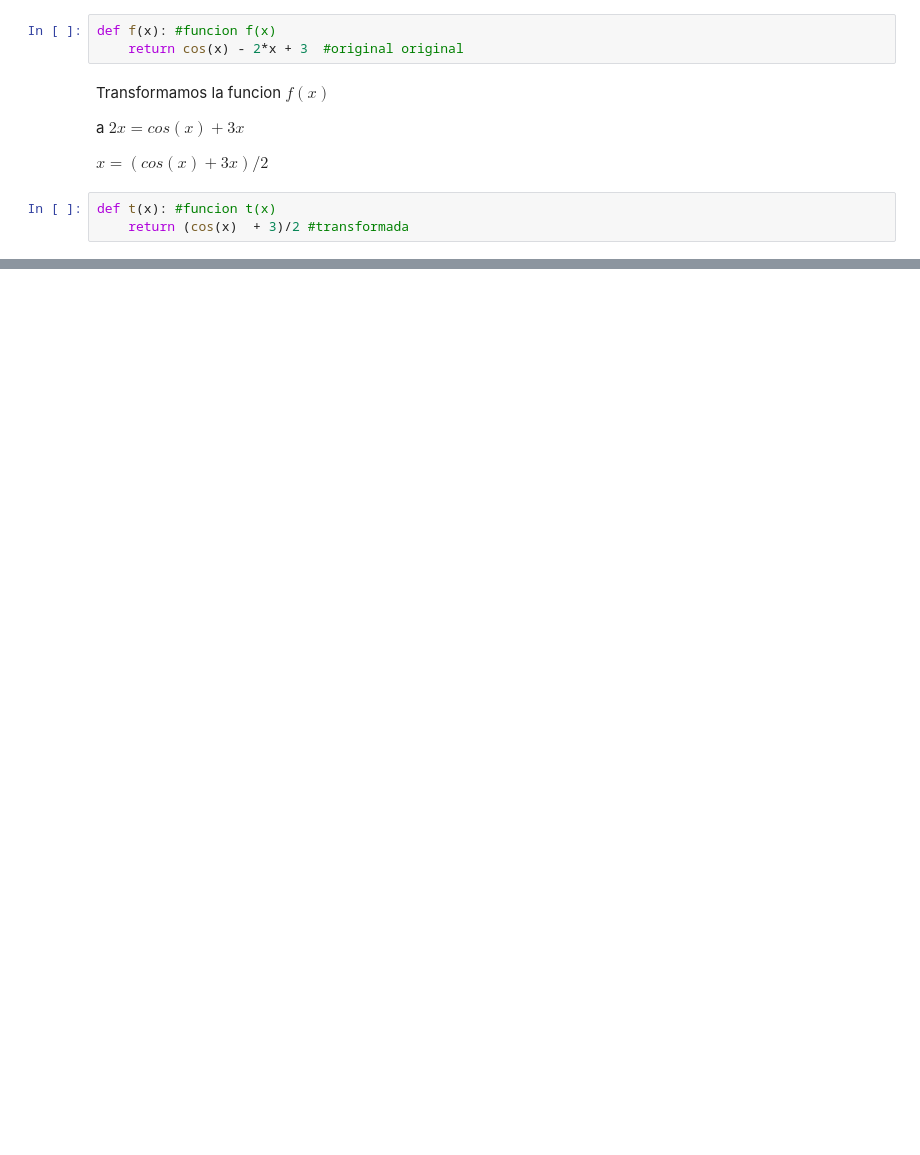
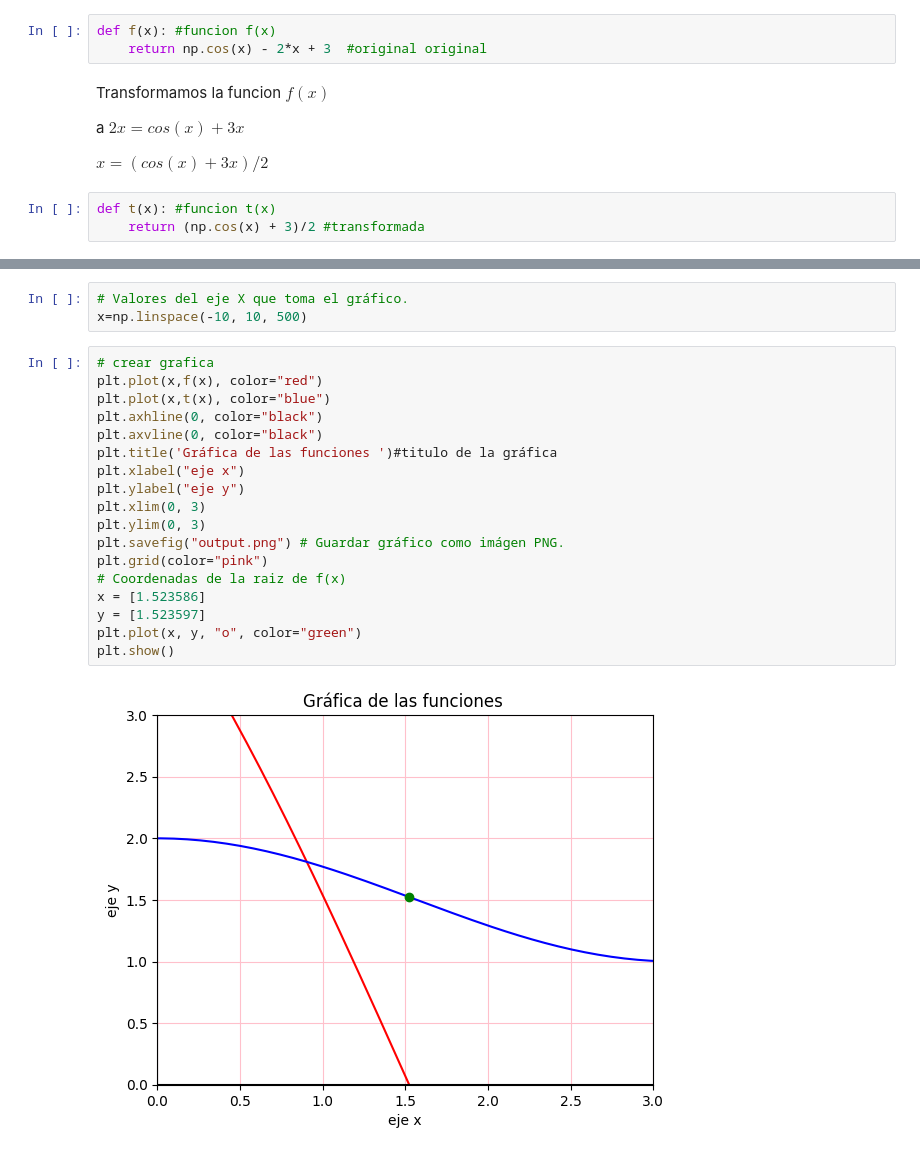
Before and after one commit to Israel-San-Agustin/METODOS-NUMERICOS-, a Jupyter notebook: Método_de_Steffensen_.ipynb, the cells around one changed output, grey strips where cells are left out. Saved outputs shown, nothing was run; the diff lists cells and outputs as text; blank space fills up the shorter version.

```diff
--- a/Método_de_Steffensen_.ipynb
+++ b/Método_de_Steffensen_.ipynb
@@ -10,7 +10,7 @@ import matplotlib . pyplot as plt # es para graficar
 Dada la funcion $f(x) = cos(x) - 2x + 3 = 0$
 # %%
 def f(x): #funcion f(x)
-    return cos(x) - 2*x + 3  #original original
+    return np.cos(x) - 2*x + 3  #original original
 # %% [markdown]
 Transformamos la funcion $f(x)$
 
@@ -19,7 +19,7 @@ Transformamos la funcion $f(x)$
  $x=(cos(x) + 3x)/2$
 # %%
 def t(x): #funcion t(x)
-    return (cos(x)  + 3)/2 #transformada
+    return (np.cos(x) + 3)/2 #transformada
 # %%
 # Ingreso de los alores iniciales
 P0=1 #valor inicial
@@ -61,0 +79,23 @@ La solución exacta utilizando el método de Steffensen es P = 1.523593 con un e
+# %%
+# Valores del eje X que toma el gráfico.
+x=np.linspace(-10, 10, 500)
+# %%
+# crear grafica
+plt.plot(x,f(x), color="red")
+plt.plot(x,t(x), color="blue")
+plt.axhline(0, color="black")
+plt.axvline(0, color="black")
+plt.title('Gráfica de las funciones ')#titulo de la gráfica
+plt.xlabel("eje x")
+plt.ylabel("eje y")
+plt.xlim(0, 3)
+plt.ylim(0, 3)
+plt.savefig("output.png") # Guardar gráfico como imágen PNG.
+plt.grid(color="pink")
+# Coordenadas de la raiz de f(x)
+x = [1.523586]
+y = [1.523597]
+plt.plot(x, y, "o", color="green")
+plt.show()
+# %% [output]
+[figure, added]
```
Also changed, not shown: parts of 3 cells of this notebook.
